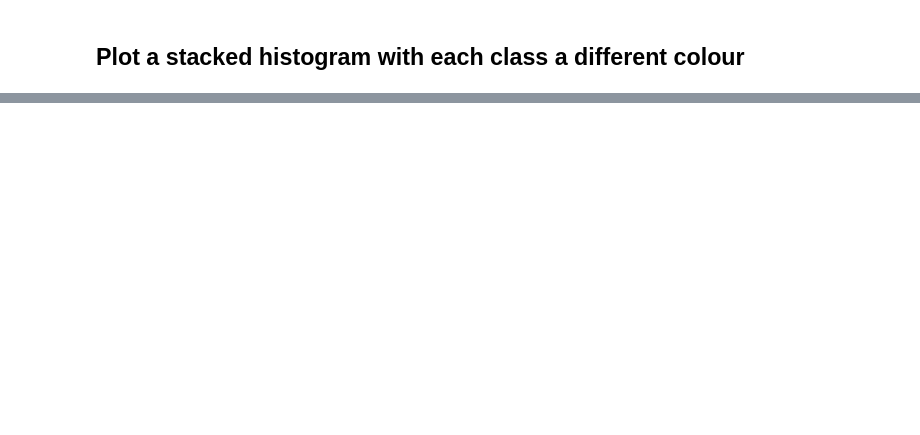
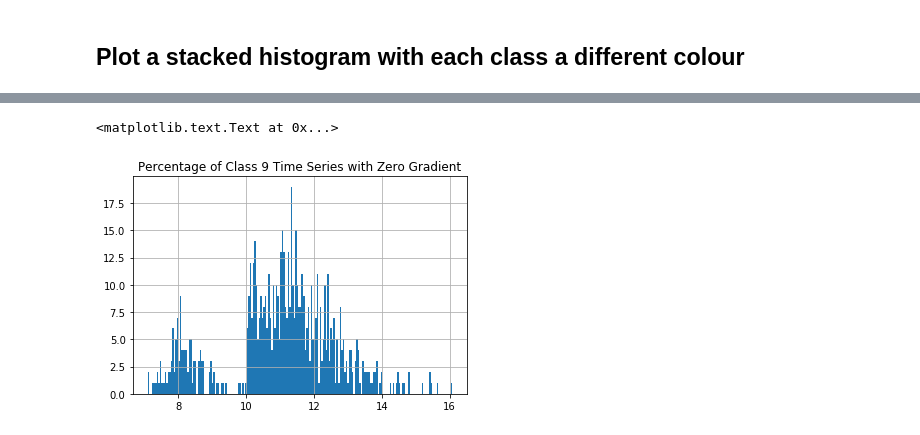
Before and after one commit to inigoval/pulseClassifier, a Jupyter notebook: notebooks/histograms.ipynb, the cells around one changed output, grey strips where cells are left out. Drawn from its saved outputs; the diff is of its cells as text; code cells hidden in the pictures; blank space fills up the shorter version.

```diff
--- a/notebooks/histograms.ipynb
+++ b/notebooks/histograms.ipynb
@@ -98,0 +122,12 @@ plt.legend()
+# %%
+labelDf = labelledDf[labelledDf['Label'] == 9]
+
+#print labelDf['SNRmean'].mean()
+
+labelDf.hist(column = 'SNRmean', bins = 200)
+plt.title('Percentage of Class 9 Time Series with Zero Gradient')
+#plt.ylim((0,25))
+#plt.savefig('./important.feature.histograms/pctzerodivc9.png')
+# %% [output]
+<matplotlib.text.Text at 0x...>
+[figure, added]
```
Also changed, not shown: parts of 4 cells of this notebook, 5 other files.
